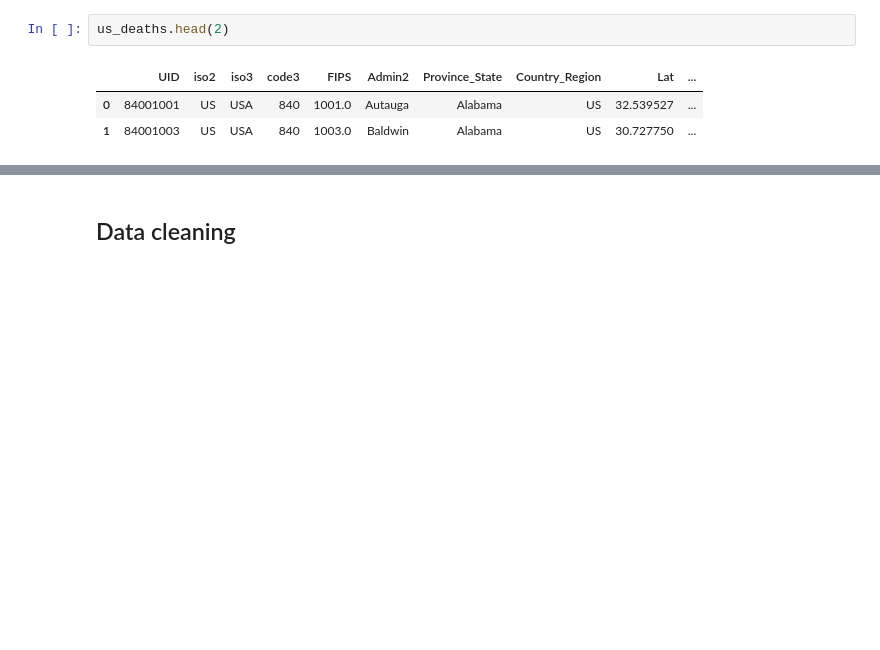
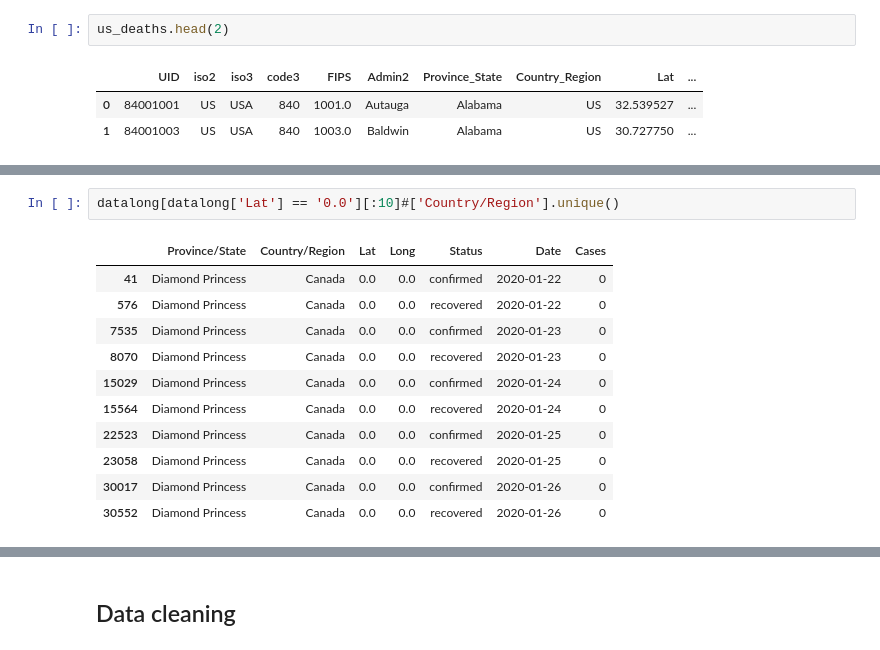
Before and after one commit to Papagiannopoulos/CoVid19-global-dashboard, a Jupyter notebook: Programs/data_cleaning.ipynb, the cells around one changed output, grey strips where cells are left out. Drawn from its saved outputs; the diff is of its cells as text; blank space fills up the shorter version.

```diff
--- a/Programs/data_cleaning.ipynb
+++ b/Programs/data_cleaning.ipynb
@@ -203,3 +207,17 @@ datalong.head(3)
 | 0 | NaN | Afghanistan | 33.93911 | 67.709953 | confirmed | 2020-01-22 | 0 |
 | 275 | NaN | Afghanistan | 33.93911 | 67.709953 | recovered | 2020-01-22 | 0 |
 | 535 | NaN | Afghanistan | 33.93911 | 67.709953 | recovered | 2020-01-22 | 0 |
+# %%
+datalong[datalong['Lat'] == '0.0'][:10]#['Country/Region'].unique()
+# %% [output]
+|  | Province/State | Country/Region | Lat | Long | Status | Date | Cases |
+| 41 | Diamond Princess | Canada | 0.0 | 0.0 | confirmed | 2020-01-22 | 0 |
+| 576 | Diamond Princess | Canada | 0.0 | 0.0 | recovered | 2020-01-22 | 0 |
+| 7535 | Diamond Princess | Canada | 0.0 | 0.0 | confirmed | 2020-01-23 | 0 |
+| 8070 | Diamond Princess | Canada | 0.0 | 0.0 | recovered | 2020-01-23 | 0 |
+| 15029 | Diamond Princess | Canada | 0.0 | 0.0 | confirmed | 2020-01-24 | 0 |
+| 15564 | Diamond Princess | Canada | 0.0 | 0.0 | recovered | 2020-01-24 | 0 |
+| 22523 | Diamond Princess | Canada | 0.0 | 0.0 | confirmed | 2020-01-25 | 0 |
+| 23058 | Diamond Princess | Canada | 0.0 | 0.0 | recovered | 2020-01-25 | 0 |
+| 30017 | Diamond Princess | Canada | 0.0 | 0.0 | confirmed | 2020-01-26 | 0 |
+| 30552 | Diamond Princess | Canada | 0.0 | 0.0 | recovered | 2020-01-26 | 0 |
```
Also changed, not shown: parts of 21 cells of this notebook, 2 other files.
